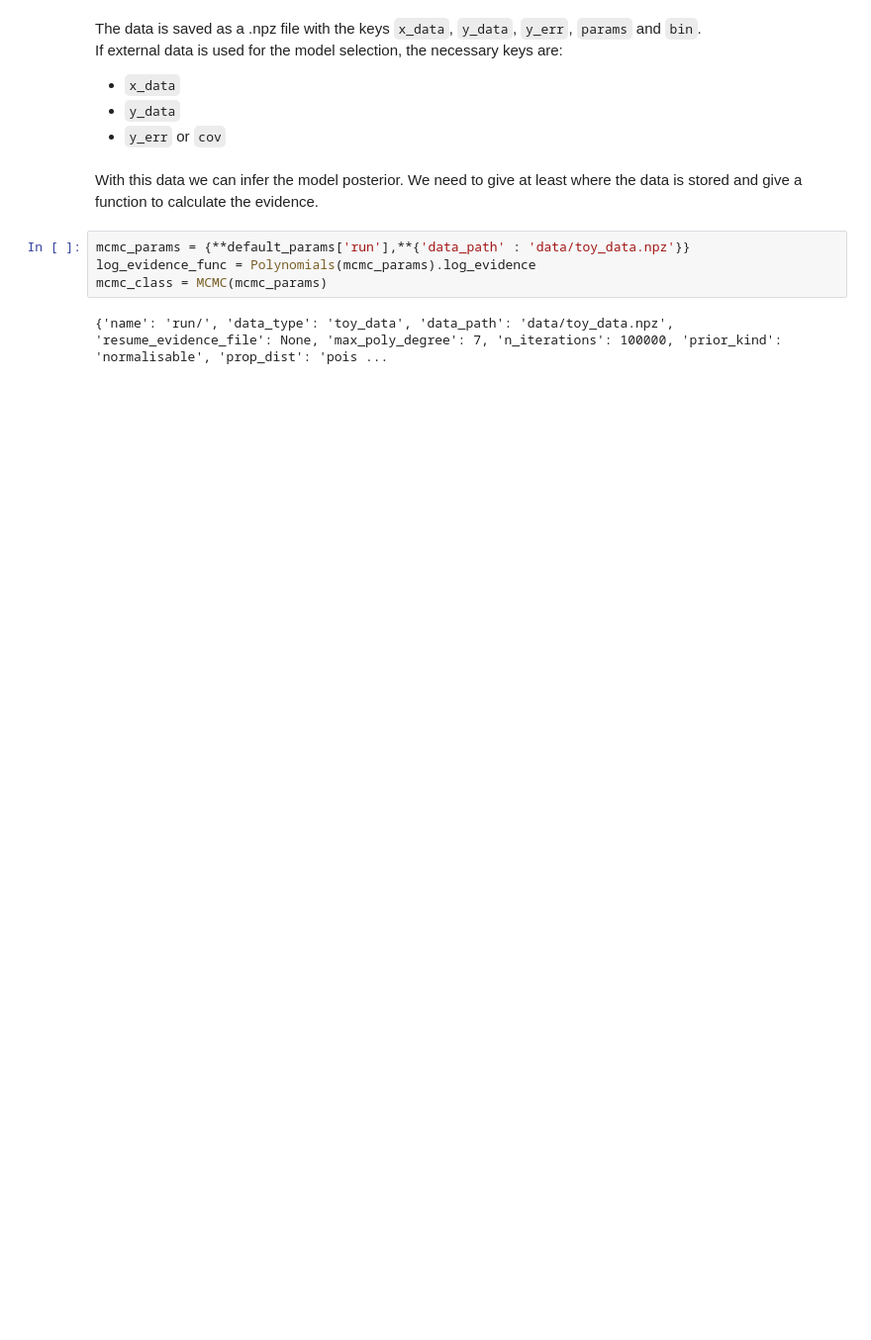
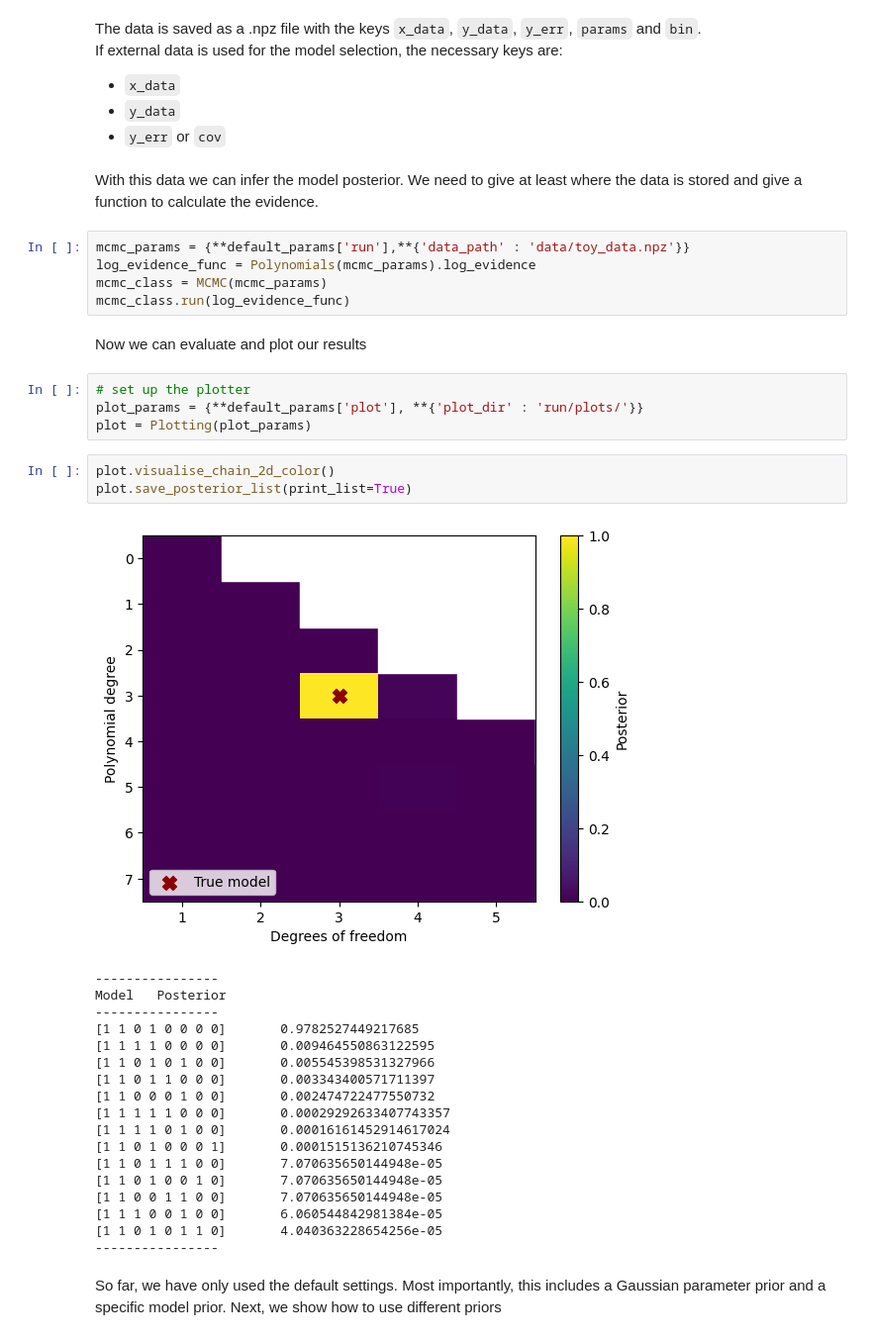
Before and after one commit to cosmostatistics/ebms_mcmc, a Jupyter notebook: examples/example.ipynb, the cells around one changed output. Shown: that part at 99% size. Saved outputs shown, nothing was run; the diff lists cells and outputs as text; blank space fills up the shorter version.

```diff
--- a/examples/example.ipynb
+++ b/examples/example.ipynb
@@ -42,5 +42,34 @@ With this data we can infer the model posterior. We need to give at least where
 mcmc_params = {**default_params['run'],**{'data_path' : 'data/toy_data.npz'}}
 log_evidence_func = Polynomials(mcmc_params).log_evidence
 mcmc_class = MCMC(mcmc_params)
+mcmc_class.run(log_evidence_func)
-# %% [output]
-{'name': 'run/', 'data_type': 'toy_data', 'data_path': 'data/toy_data.npz', 'resume_evidence_file': None, 'max_poly_degree': 7, 'n_iterations': 100000, 'prior_kind': 'normalisable', 'prop_dist': 'pois ...
+# %% [markdown]
+Now we can evaluate and plot our results
+# %%
+# set up the plotter
+plot_params = {**default_params['plot'], **{'plot_dir' : 'run/plots/'}}
+plot = Plotting(plot_params)
+# %%
+plot.visualise_chain_2d_color()
+plot.save_posterior_list(print_list=True)
+# %% [output]
+[figure, added]
+----------------
+Model   Posterior
+----------------
+[1 1 0 1 0 0 0 0]       0.9782527449217685
+[1 1 1 1 0 0 0 0]       0.009464550863122595
+[1 1 0 1 0 1 0 0]       0.005545398531327966
+[1 1 0 1 1 0 0 0]       0.003343400571711397
+[1 1 0 0 0 1 0 0]       0.002474722477550732
+[1 1 1 1 1 0 0 0]       0.00029292633407743357
+[1 1 1 1 0 1 0 0]       0.00016161452914617024
+[1 1 0 1 0 0 0 1]       0.0001515136210745346
+[1 1 0 1 1 1 0 0]       7.070635650144948e-05
+[1 1 0 1 0 0 1 0]       7.070635650144948e-05
+[1 1 0 0 1 1 0 0]       7.070635650144948e-05
+[1 1 1 0 0 1 0 0]       6.060544842981384e-05
+[1 1 0 1 0 1 1 0]       4.040363228654256e-05
+----------------
+# %% [markdown]
+So far, we have only used the default settings. Most importantly, this includes a Gaussian parameter prior and a specific model prior. Next, we show how to use different priors
```
Also changed, not shown: parts of 6 cells of this notebook.
